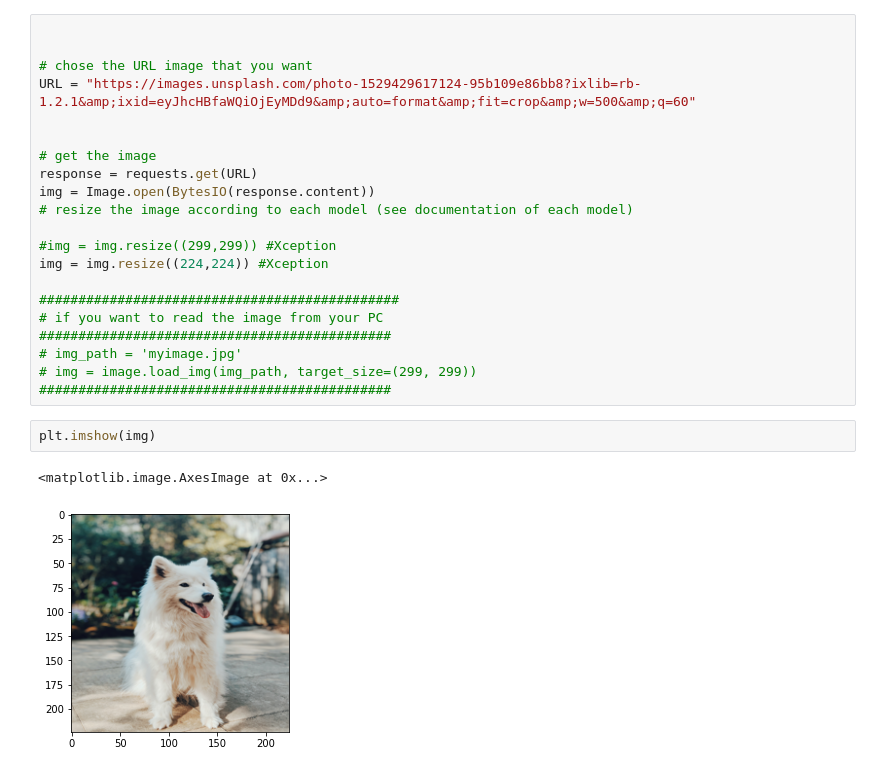
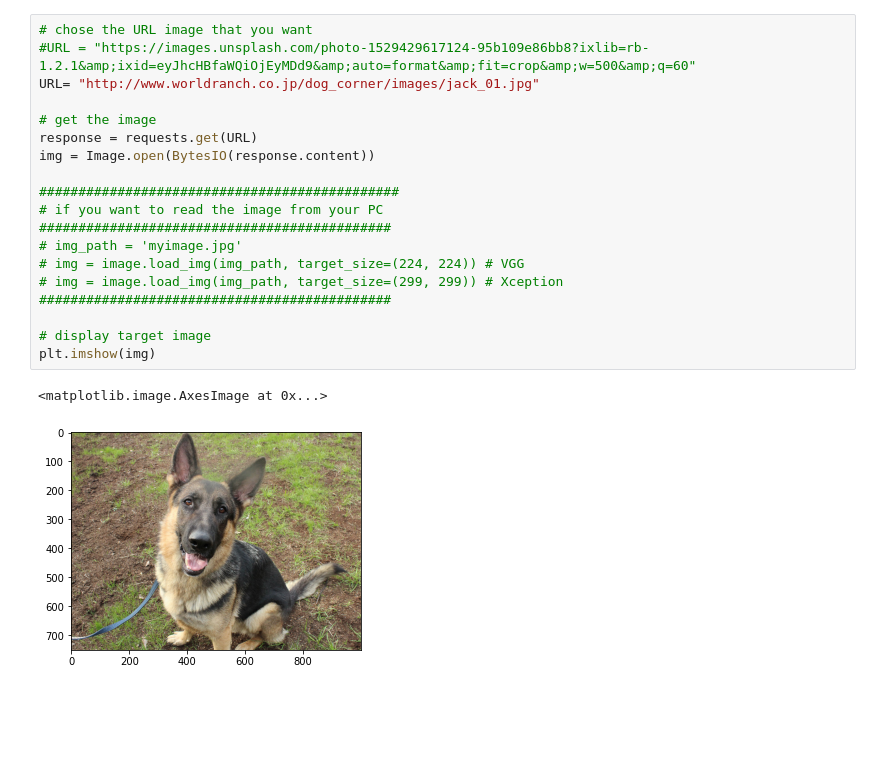
Before and after one commit to HitoshiIyatomi/IIP1, a Jupyter notebook: 07_Keras/03_ImageRecognition_VGG.ipynb, the cells around one changed output. Saved outputs shown, nothing was run; the diff lists cells and outputs as text; blank space fills up the shorter version.

```diff
--- a/07_Keras/03_ImageRecognition_VGG.ipynb
+++ b/07_Keras/03_ImageRecognition_VGG.ipynb
@@ -36,28 +44,24 @@ Trainable params: 138,357,544
 Non-trainable params: 0
 _________________________________________________________________
 # %%
-
-
 # chose the URL image that you want
-URL = "https://images.unsplash.com/photo-1529429617124-95b109e86bb8?ixlib=rb-1.2.1&amp;ixid=eyJhcHBfaWQiOjEyMDd9&amp;auto=format&amp;fit=crop&amp;w=500&amp;q=60"
-
+#URL = "https://images.unsplash.com/photo-1529429617124-95b109e86bb8?ixlib=rb-1.2.1&amp;ixid=eyJhcHBfaWQiOjEyMDd9&amp;auto=format&amp;fit=crop&amp;w=500&amp;q=60"
+URL= "http://www.worldranch.co.jp/dog_corner/images/jack_01.jpg"
 
 # get the image
 response = requests.get(URL)
 img = Image.open(BytesIO(response.content))
-# resize the image according to each model (see documentation of each model)
-
-#img = img.resize((299,299)) #Xception
-img = img.resize((224,224)) #Xception
 
 ##############################################
 # if you want to read the image from your PC
 #############################################
 # img_path = 'myimage.jpg'
-# img = image.load_img(img_path, target_size=(299, 299))
+# img = image.load_img(img_path, target_size=(224, 224)) # VGG
+# img = image.load_img(img_path, target_size=(299, 299)) # Xception
 #############################################
+
+# display target image
+plt.imshow(img)
+# %% [output]
+<matplotlib.image.AxesImage at 0x...>
+[figure, added]
-# %%
-plt.imshow(img)
-# %% [output]
-<matplotlib.image.AxesImage at 0x...>
-[figure, removed]
```
Also changed, not shown: parts of 6 cells of this notebook.
